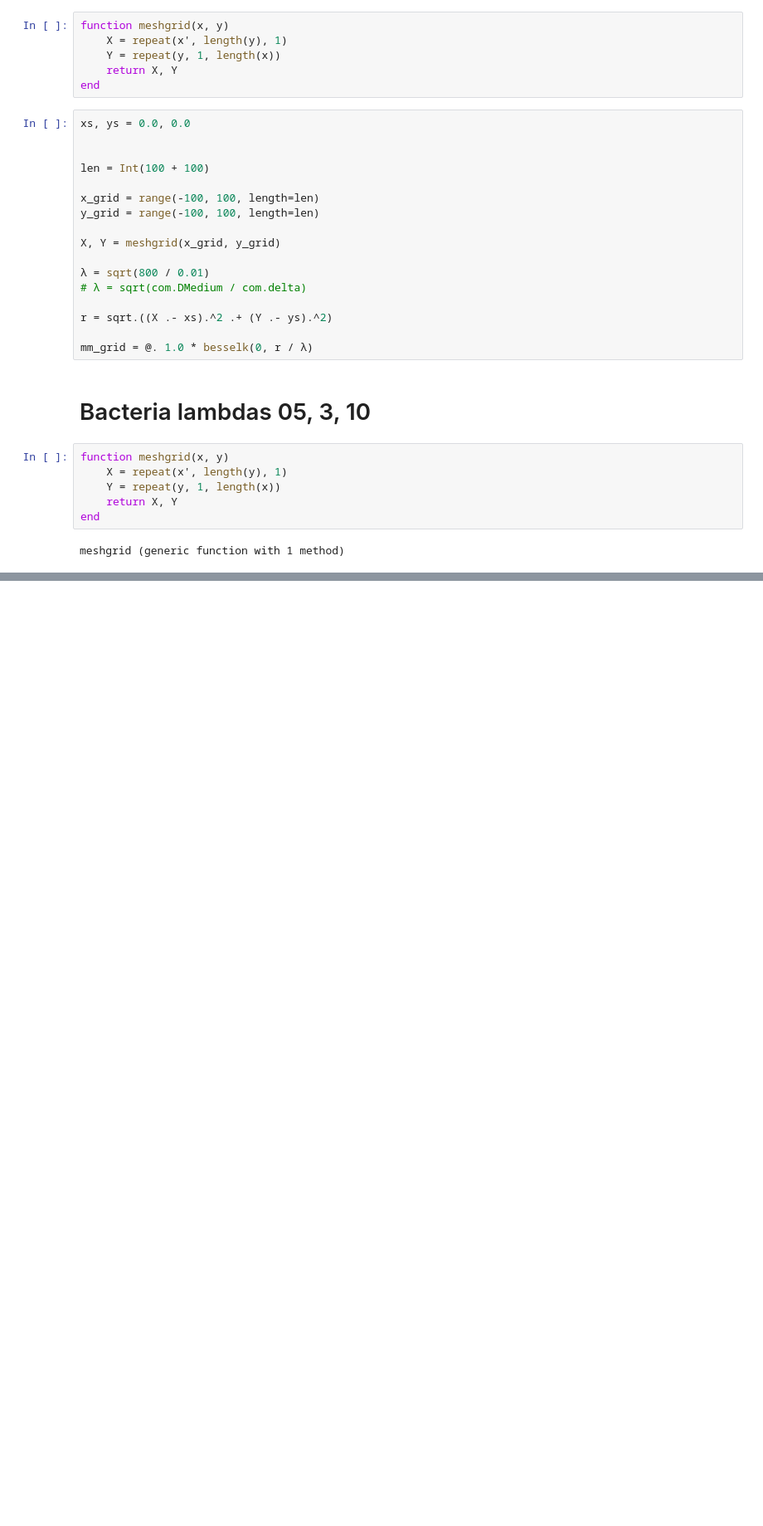
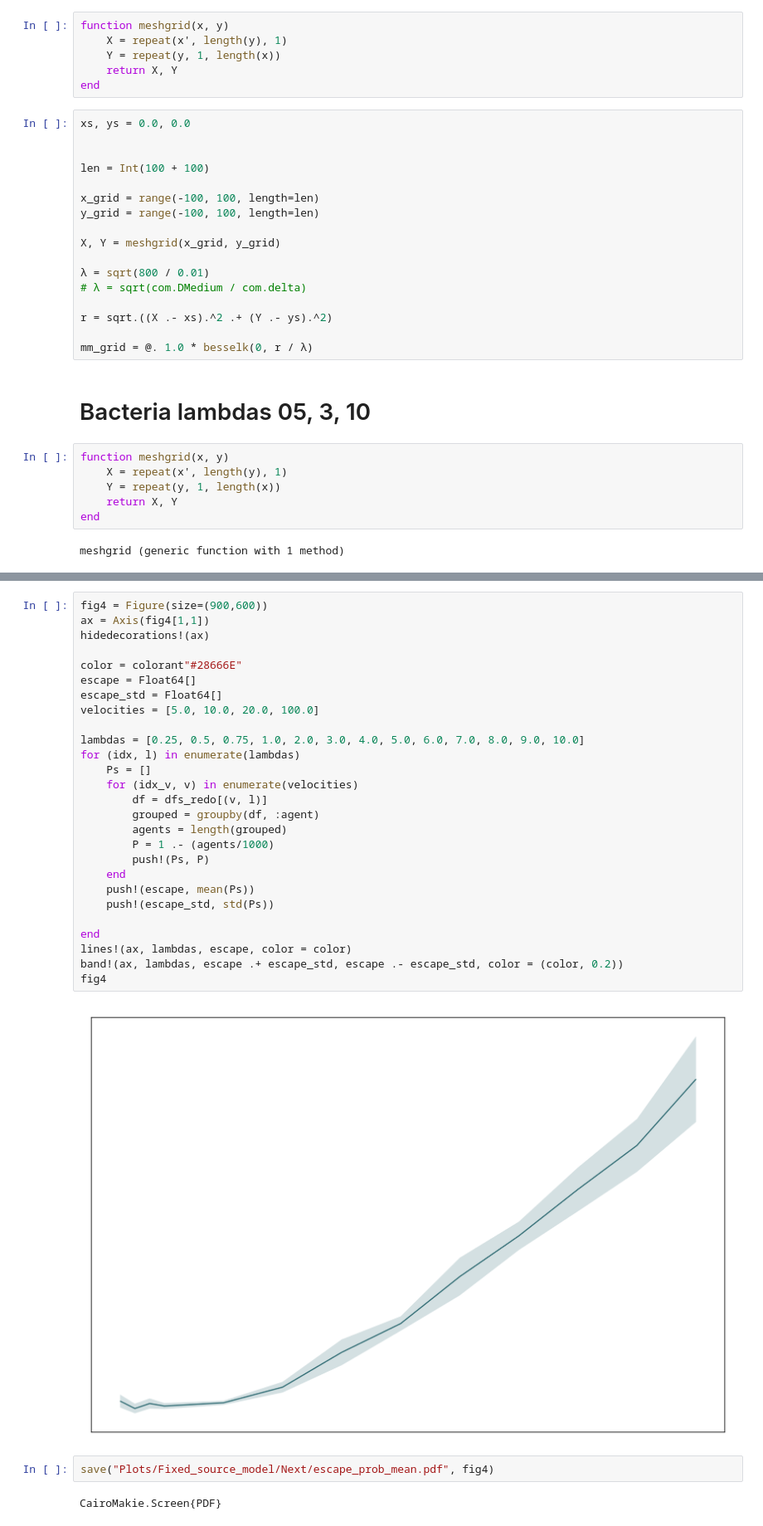
Before and after one commit to jmarib/CellBasedModels.jl, a Jupyter notebook: examples/figures.ipynb, the cells around one changed output, grey strips where cells are left out. Shown at 83% size. Drawn from its saved outputs; the diff is of its cells as text; blank space fills up the shorter version.

```diff
--- a/examples/figures.ipynb
+++ b/examples/figures.ipynb
@@ -434,0 +562,33 @@ CairoMakie.Screen{SVG}
+# %%
+fig4 = Figure(size=(900,600))
+ax = Axis(fig4[1,1])
+hidedecorations!(ax)
+
+color = colorant"#28666E"
+escape = Float64[]
+escape_std = Float64[]
+velocities = [5.0, 10.0, 20.0, 100.0]
+
+lambdas = [0.25, 0.5, 0.75, 1.0, 2.0, 3.0, 4.0, 5.0, 6.0, 7.0, 8.0, 9.0, 10.0]
+for (idx, l) in enumerate(lambdas)
+    Ps = []
+    for (idx_v, v) in enumerate(velocities)
+        df = dfs_redo[(v, l)]
+        grouped = groupby(df, :agent)
+        agents = length(grouped)
+        P = 1 .- (agents/1000)
+        push!(Ps, P)
+    end
+    push!(escape, mean(Ps))
+    push!(escape_std, std(Ps))
+
+end
+lines!(ax, lambdas, escape, color = color)
+band!(ax, lambdas, escape .+ escape_std, escape .- escape_std, color = (color, 0.2))
+fig4
+# %% [output]
+[figure, added]
+# %%
+save("Plots/Fixed_source_model/Next/escape_prob_mean.pdf", fig4)
+# %% [output]
+CairoMakie.Screen{PDF}
```
Also changed, not shown: parts of 11 cells of this notebook, 3 other files.
